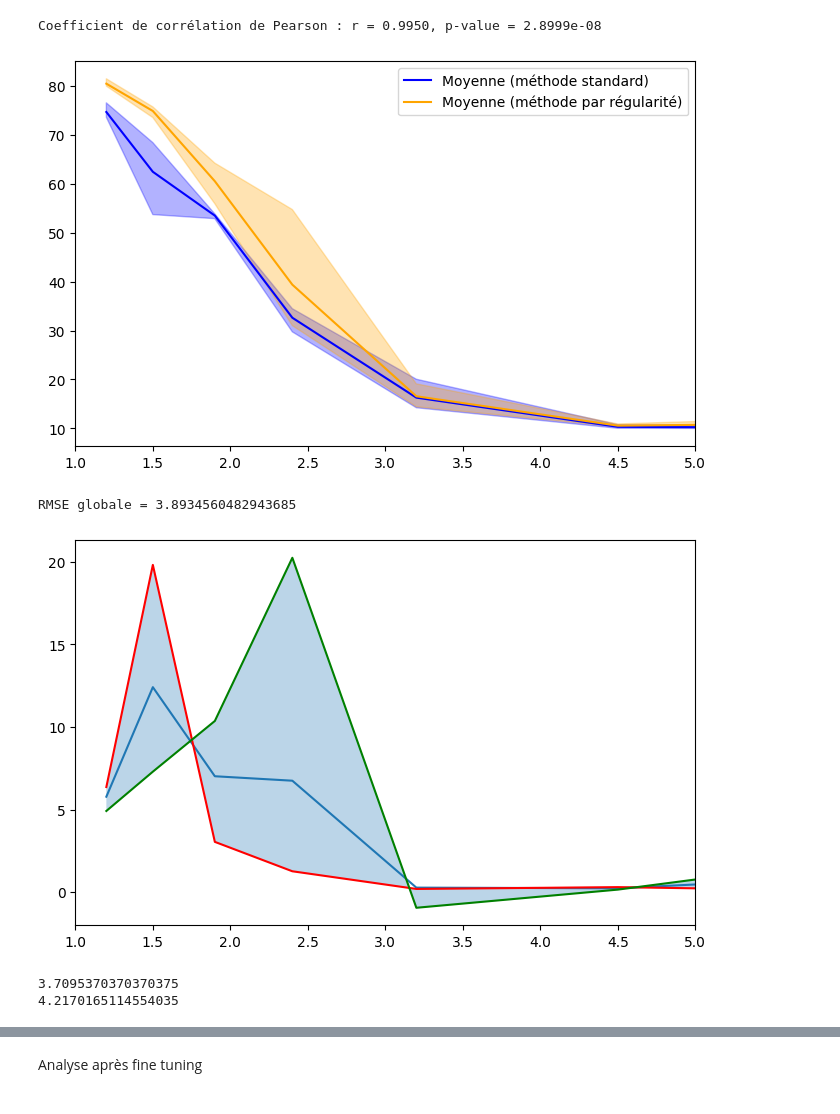
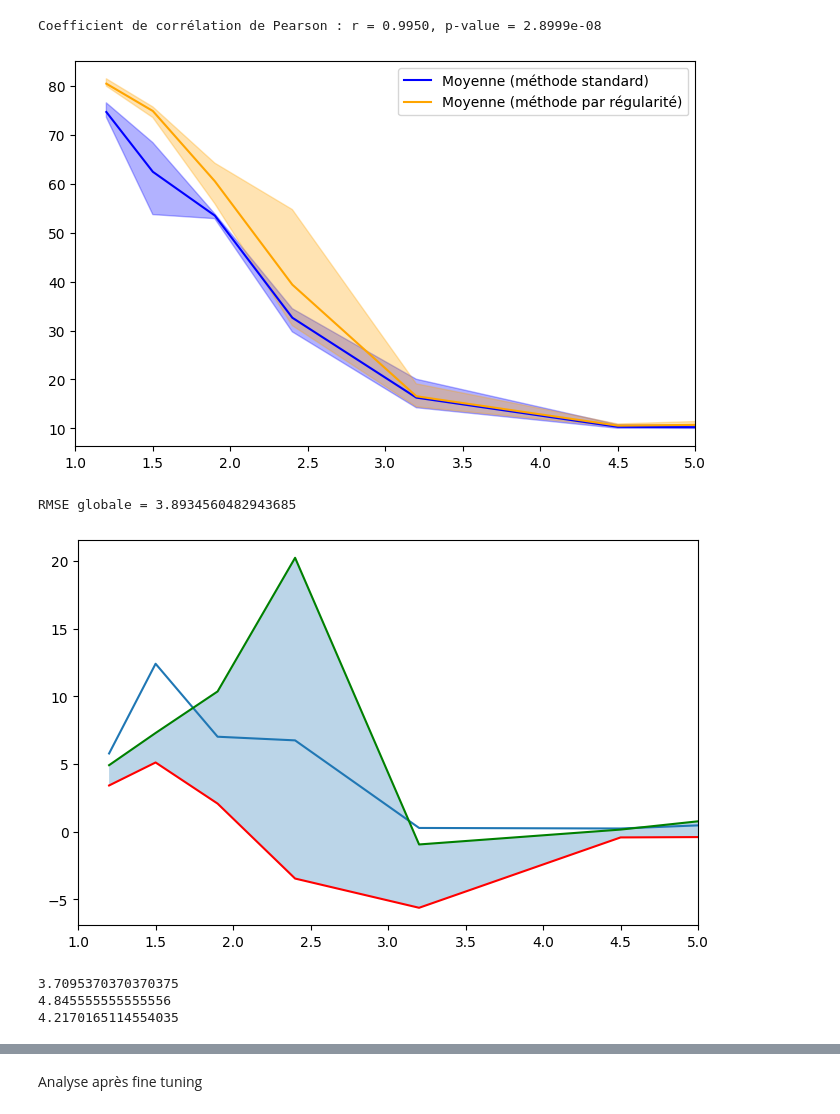
Before and after one commit to josselinteste/projet_es_ia_embarquee_CHALIN_TESTE, a Jupyter notebook: utilitaire.ipynb, the cells around one changed output, grey strips where cells are left out. Drawn from its saved outputs; the diff is of its cells as text; code cells hidden in the pictures.

```diff
--- a/utilitaire.ipynb
+++ b/utilitaire.ipynb
@@ -1293,34 +1045,36 @@ plt.plot(x, mean_pruning, label="Moyenne (méthode par régularité)", color="or
 # Canaux : entre min et max
 plt.fill_between(x, min_curve, max_curve, alpha=0.3, color="blue")
 plt.fill_between(x, min_pruning, max_pruning, alpha=0.3, color='orange')
 
 plt.xlim(1,5)
 plt.legend()
 plt.show()
 rmse_global = np.sqrt(np.mean((pruning - mean_pruning) ** 2))
 
 print("RMSE globale =", rmse_global)
 plt.figure(figsize=(8,5))
 diff = mean_pruning-mean_curve
 plt.plot(x,diff)
-min_mask = min_pruning-min_curve
+min_mask = min_pruning-max_curve
 max_mask = max_pruning-max_curve
 
 
 
 
 #min_mask = min_mask >0
 plt.plot(x,min_mask,color="red")
 plt.plot(x,max_mask,color="green")
 plt.fill_between(x, min_mask, max_mask, alpha=0.3)
 plt.xlim(1,5)
 plt.show()
 
 print(np.mean(diff))
+print(np.mean(max_mask))
 print(np.sqrt(np.mean((diff - np.mean(diff)) ** 2)))
 # %% [output]
 [figure]
 RMSE globale = 3.8934560482943685
-[figure, old version]
+[figure, new version]
 3.7095370370370375
+4.845555555555556
 4.2170165114554035
```
Also changed, not shown: parts of 31 cells of this notebook, 1 other file.
